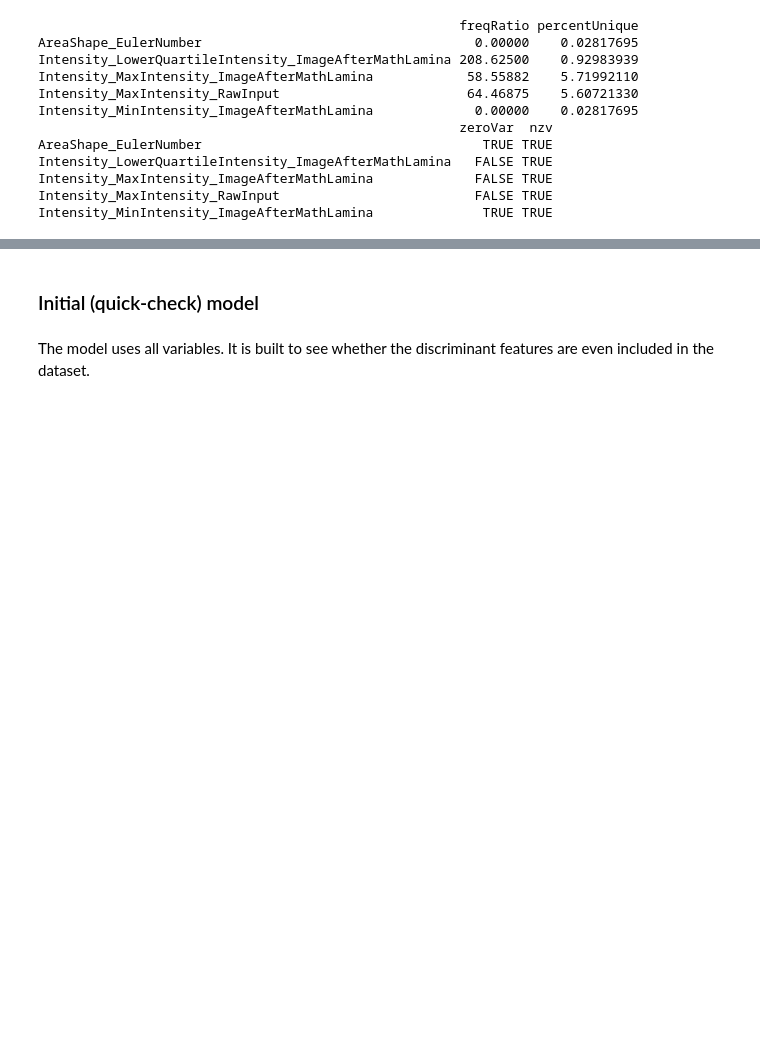
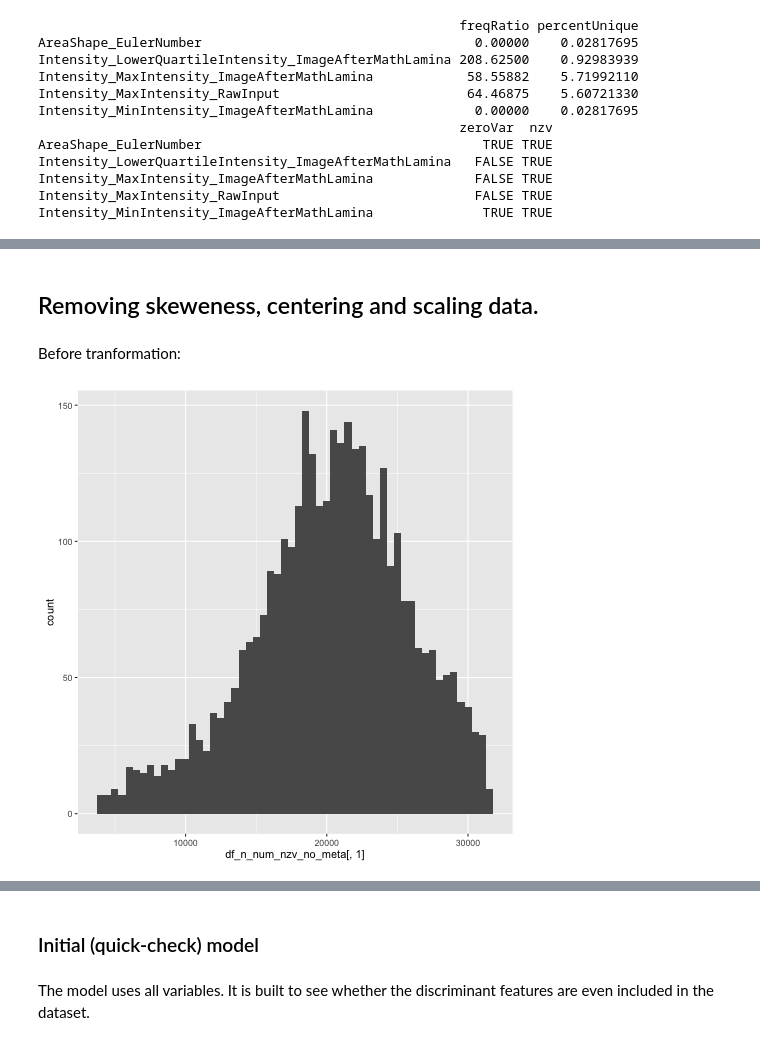
Before and after one commit to emmaggie/HumanNucleiLamin, a Jupyter notebook: Code/Human_Nuclei.ipynb, the cells around one changed output, grey strips where cells are left out. Saved outputs shown, nothing was run; the diff lists cells and outputs as text; code cells hidden in the pictures; blank space fills up the shorter version.

```diff
--- a/Code/Human_Nuclei.ipynb
+++ b/Code/Human_Nuclei.ipynb
@@ -313,0 +395,2 @@ df_sp_num = df_sp[col_sp]
+# %%
+df_n_num.drop('Number_Object_Number', inplace = True, axis =1)
@@ -415,0 +514,3 @@ Name: Math_TotalSpeckleToNucleusArea, dtype: float64
+# %%
+%%R
+df_n_num[,c('Metadata_ExperimentID', 'Metadata_Treatment')] = df_n[,c('Metadata_ExperimentID', 'Metadata_Treatment')]
@@ -1316,0 +1247,5 @@ Error in if (min(corr) < -1 - .Machine$double.eps || max(corr) > 1 + .Machine$do
+# %%
+%%R
+nzv_n = nearZeroVar(df_n_num_)
+df_n_num_nzv = as.data.frame(df_n_num_[,-nzv_n])
+print(class(df_n_num_nzv))
@@ -1316,0 +1256,6 @@ Error in if (min(corr) < -1 - .Machine$double.eps || max(corr) > 1 + .Machine$do
+# %%
+%%R
+df_n_num_nzv_meta_only = df_n_num_nzv[,(length(names(df_n_num_nzv))-2):length(names(df_n_num_nzv))]
+df_n_num_nzv_no_meta = df_n_num_nzv[,-((length(names(df_n_num_nzv))-2):length(names(df_n_num_nzv)))]
+print(head(df_n_num_nzv[,(length(names(df_n_num_nzv))-2):length(names(df_n_num_nzv))]))
+print(names(df_n_num_nzv_no_meta)) #use for transformation and imputation of missing values
@@ -1316,0 +1325,2 @@ Error in if (min(corr) < -1 - .Machine$double.eps || max(corr) > 1 + .Machine$do
+# %% [markdown]
+## Removing skeweness, centering and scaling data.
@@ -1316,0 +1337,8 @@ Error in if (min(corr) < -1 - .Machine$double.eps || max(corr) > 1 + .Machine$do
+# %% [markdown]
+Before tranformation:
+# %%
+%%R
+p=ggplot()
+p+geom_histogram(aes(df_n_num_nzv_no_meta[,1]), binwidth=500)
+# %% [output]
+[figure, added]
```
Also changed, not shown: parts of 207 cells of this notebook.
